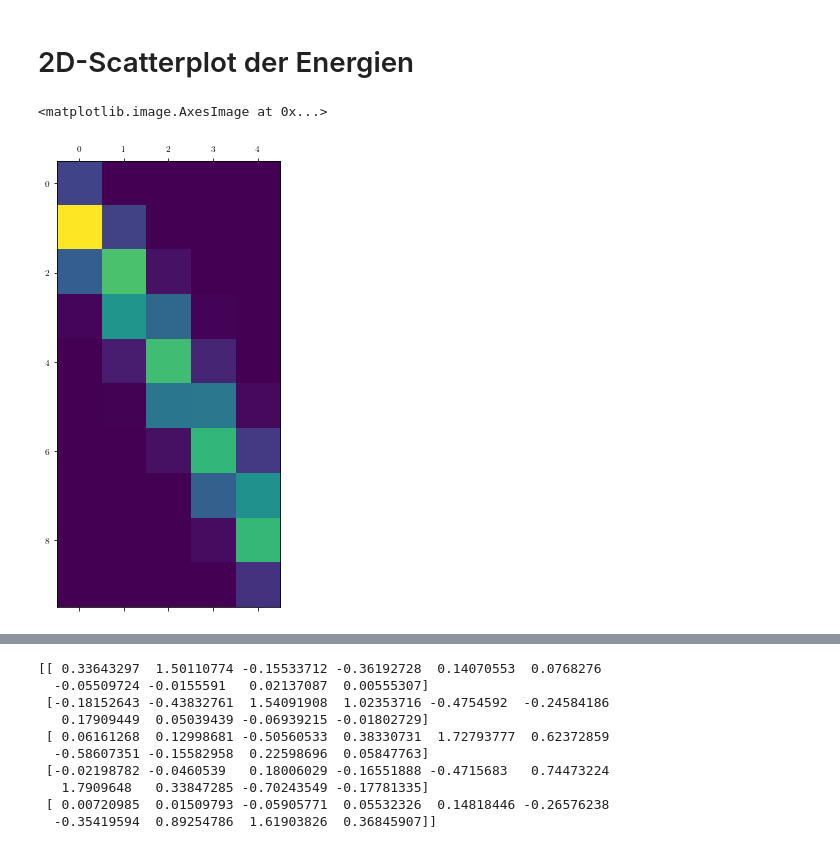
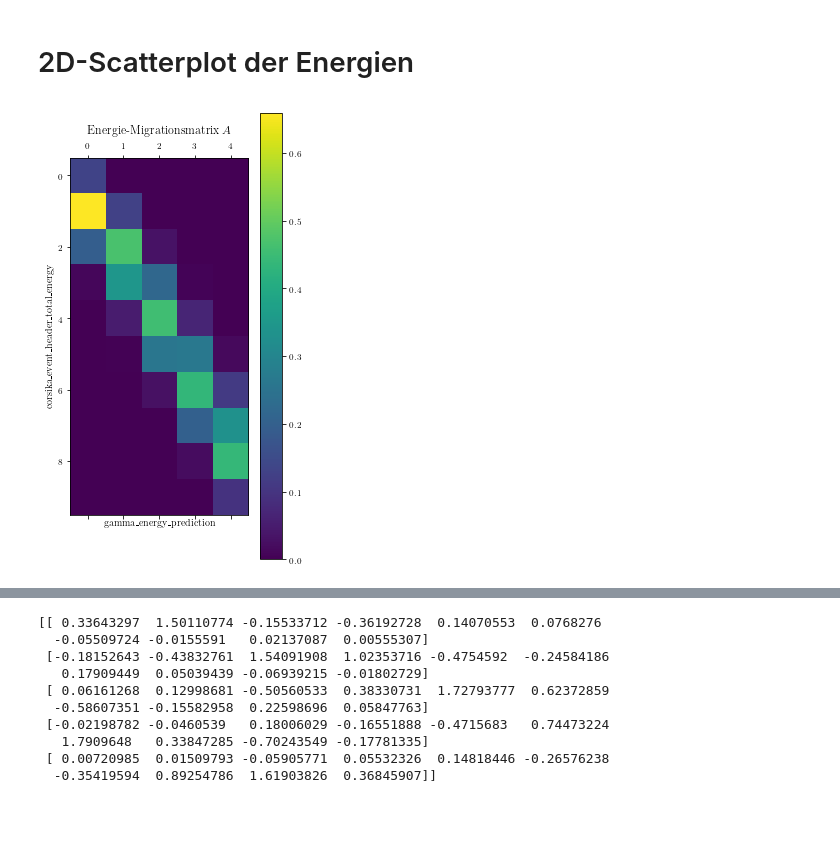
Before and after one commit to Ninilini/FP_Teilchen, a Jupyter notebook: FACT/plots/data_reading.ipynb, the cells around one changed output, grey strips where cells are left out. Drawn from its saved outputs; the diff is of its cells as text; code cells hidden in the pictures; blank space fills up the shorter version.

```diff
--- a/FACT/plots/data_reading.ipynb
+++ b/FACT/plots/data_reading.ipynb
@@ -137,13 +137,17 @@ print(len(crab_events_sel_1.theta_deg_off_1.values))
 # %%
 matrix, xedge, yedge = np.histogram2d(
     gammas_sel['gamma_energy_prediction'],
     gammas_sel['corsika_event_header_total_energy'],
                                          bins=[
                                              np.logspace(np.log10(500),np.log10(35e3),11),
                                              np.logspace(np.log10(500),np.log10(35e3),6),
                                          ])
 matrix = matrix/np.sum(matrix,axis=0) #hier erfolgt die Normierung
 plt.matshow(matrix)
+plt.xlabel('gamma\_energy\_prediction')
+plt.ylabel('corsika\_event\_header\_total\_energy')
+plt.title('Energie-Migrationsmatrix $A$')
+plt.colorbar()
+plt.savefig('Matrix.pdf')
 # %% [output]
-<matplotlib.image.AxesImage at 0x...>
-[figure, old version]
+[figure, new version]
```
Also changed, not shown: parts of 6 cells of this notebook, 4 other files.
